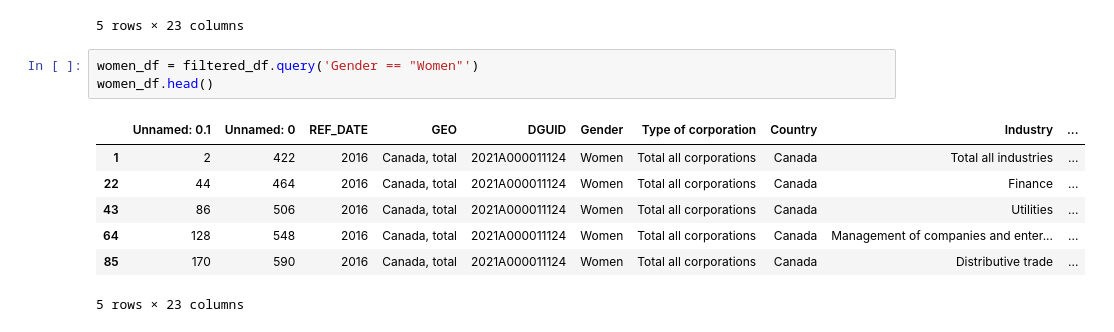
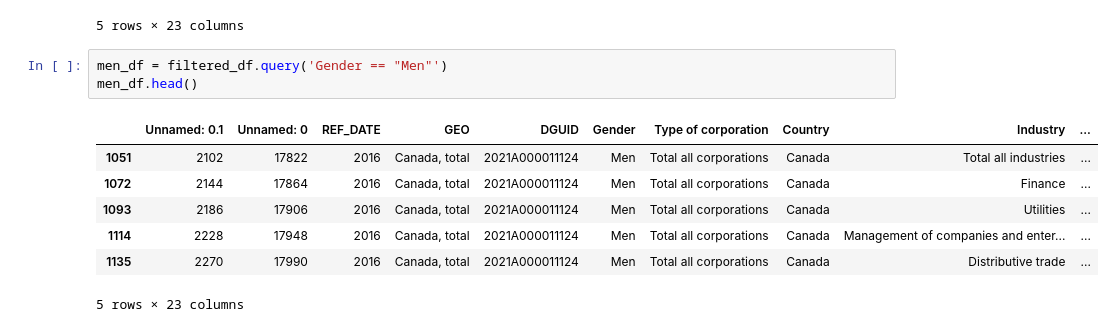
Before and after one commit to UBC-MDS/DSCI-532_2024_13_Juno, a Jupyter notebook: notebooks/cards.ipynb, the cells around one changed output. Drawn from its saved outputs; the diff is of its cells as text.

```diff
--- a/notebooks/cards.ipynb
+++ b/notebooks/cards.ipynb
@@ -49,14 +57,14 @@ women_df.head()
 | 85 | 170 | 590 | 2016 | Canada, total | 2021A000011124 | Women | Total all corporations | Canada | Distributive trade | ... |
 5 rows × 23 columns
 # %%
-women_df = filtered_df.query('Gender == "Women"')
-women_df.head()
+men_df = filtered_df.query('Gender == "Men"')
+men_df.head()
 # %% [output]
 |  | Unnamed: 0.1 | Unnamed: 0 | REF_DATE | GEO | DGUID | Gender | Type of corporation | Country | Industry | ... |
-| 1 | 2 | 422 | 2016 | Canada, total | 2021A000011124 | Women | Total all corporations | Canada | Total all industries | ... |
-| 22 | 44 | 464 | 2016 | Canada, total | 2021A000011124 | Women | Total all corporations | Canada | Finance | ... |
-| 43 | 86 | 506 | 2016 | Canada, total | 2021A000011124 | Women | Total all corporations | Canada | Utilities | ... |
-| 64 | 128 | 548 | 2016 | Canada, total | 2021A000011124 | Women | Total all corporations | Canada | Management of companies and enter... | ... |
-| 85 | 170 | 590 | 2016 | Canada, total | 2021A000011124 | Women | Total all corporations | Canada | Distributive trade | ... |
+| 1051 | 2102 | 17822 | 2016 | Canada, total | 2021A000011124 | Men | Total all corporations | Canada | Total all industries | ... |
+| 1072 | 2144 | 17864 | 2016 | Canada, total | 2021A000011124 | Men | Total all corporations | Canada | Finance | ... |
+| 1093 | 2186 | 17906 | 2016 | Canada, total | 2021A000011124 | Men | Total all corporations | Canada | Utilities | ... |
+| 1114 | 2228 | 17948 | 2016 | Canada, total | 2021A000011124 | Men | Total all corporations | Canada | Management of companies and enter... | ... |
+| 1135 | 2270 | 17990 | 2016 | Canada, total | 2021A000011124 | Men | Total all corporations | Canada | Distributive trade | ... |
 5 rows × 23 columns
 # %%
```
Also changed, not shown: parts of 4 cells of this notebook, 1 other file.
